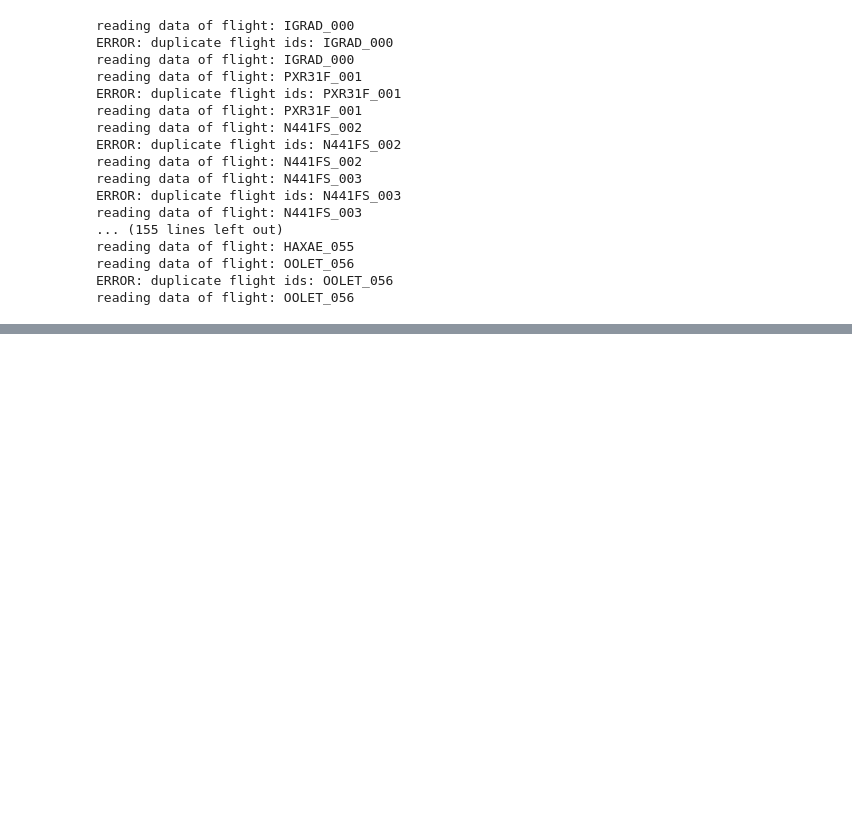
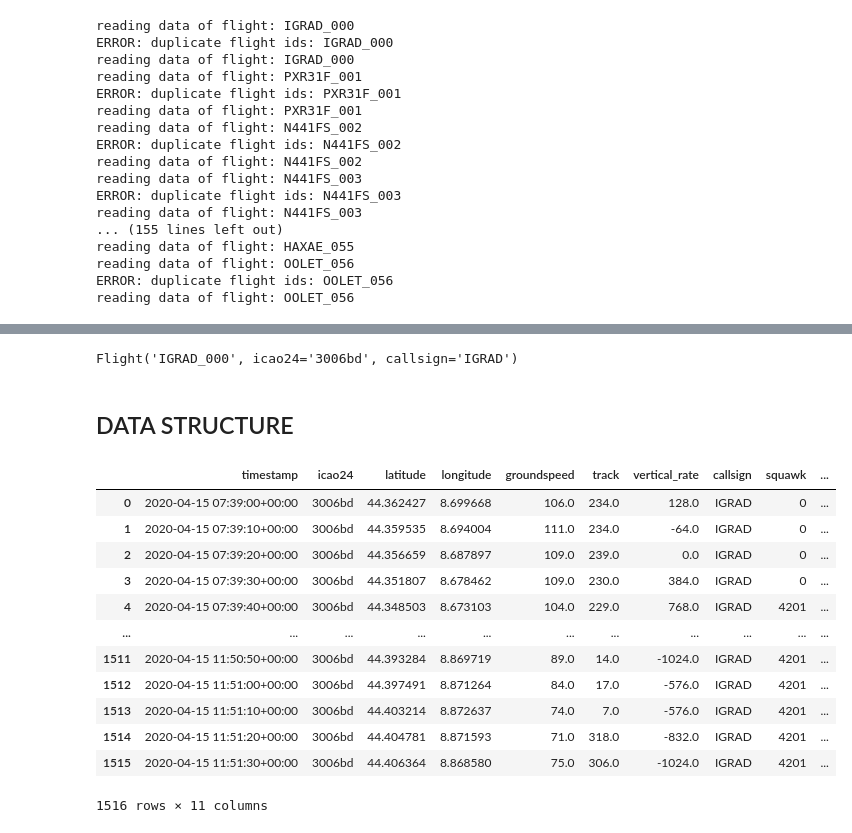
Before and after one commit to mrmrjing/KalmanFilterAirRadar, a Jupyter notebook: project2.ipynb, the cells around one changed output, grey strips where cells are left out. Saved outputs shown, nothing was run; the diff lists cells and outputs as text; code cells hidden in the pictures; blank space fills up the shorter version.

```diff
--- a/project2.ipynb
+++ b/project2.ipynb
@@ -38,0 +42,22 @@ kf.
+# %%
+datas["IGRAD_000"].between("2020-04-15 07:00", "2020-04-15 12:00")
+# %% [output]
+Flight('IGRAD_000', icao24='3006bd', callsign='IGRAD')
+# %% [markdown]
+## DATA STRUCTURE
+# %%
+datas["IGRAD_000"].data
+# %% [output]
+|  | timestamp | icao24 | latitude | longitude | groundspeed | track | vertical_rate | callsign | squawk | ... |
+| 0 | 2020-04-15 07:39:00+00:00 | 3006bd | 44.362427 | 8.699668 | 106.0 | 234.0 | 128.0 | IGRAD | 0 | ... |
+| 1 | 2020-04-15 07:39:10+00:00 | 3006bd | 44.359535 | 8.694004 | 111.0 | 234.0 | -64.0 | IGRAD | 0 | ... |
+| 2 | 2020-04-15 07:39:20+00:00 | 3006bd | 44.356659 | 8.687897 | 109.0 | 239.0 | 0.0 | IGRAD | 0 | ... |
+| 3 | 2020-04-15 07:39:30+00:00 | 3006bd | 44.351807 | 8.678462 | 109.0 | 230.0 | 384.0 | IGRAD | 0 | ... |
+| 4 | 2020-04-15 07:39:40+00:00 | 3006bd | 44.348503 | 8.673103 | 104.0 | 229.0 | 768.0 | IGRAD | 4201 | ... |
+| ... | ... | ... | ... | ... | ... | ... | ... | ... | ... | ... |
+| 1511 | 2020-04-15 11:50:50+00:00 | 3006bd | 44.393284 | 8.869719 | 89.0 | 14.0 | -1024.0 | IGRAD | 4201 | ... |
+| 1512 | 2020-04-15 11:51:00+00:00 | 3006bd | 44.397491 | 8.871264 | 84.0 | 17.0 | -576.0 | IGRAD | 4201 | ... |
+| 1513 | 2020-04-15 11:51:10+00:00 | 3006bd | 44.403214 | 8.872637 | 74.0 | 7.0 | -576.0 | IGRAD | 4201 | ... |
+| 1514 | 2020-04-15 11:51:20+00:00 | 3006bd | 44.404781 | 8.871593 | 71.0 | 318.0 | -832.0 | IGRAD | 4201 | ... |
+| 1515 | 2020-04-15 11:51:30+00:00 | 3006bd | 44.406364 | 8.868580 | 75.0 | 306.0 | -1024.0 | IGRAD | 4201 | ... |
+1516 rows × 11 columns
```
Also changed, not shown: parts of 24 cells of this notebook, 1 other file.
